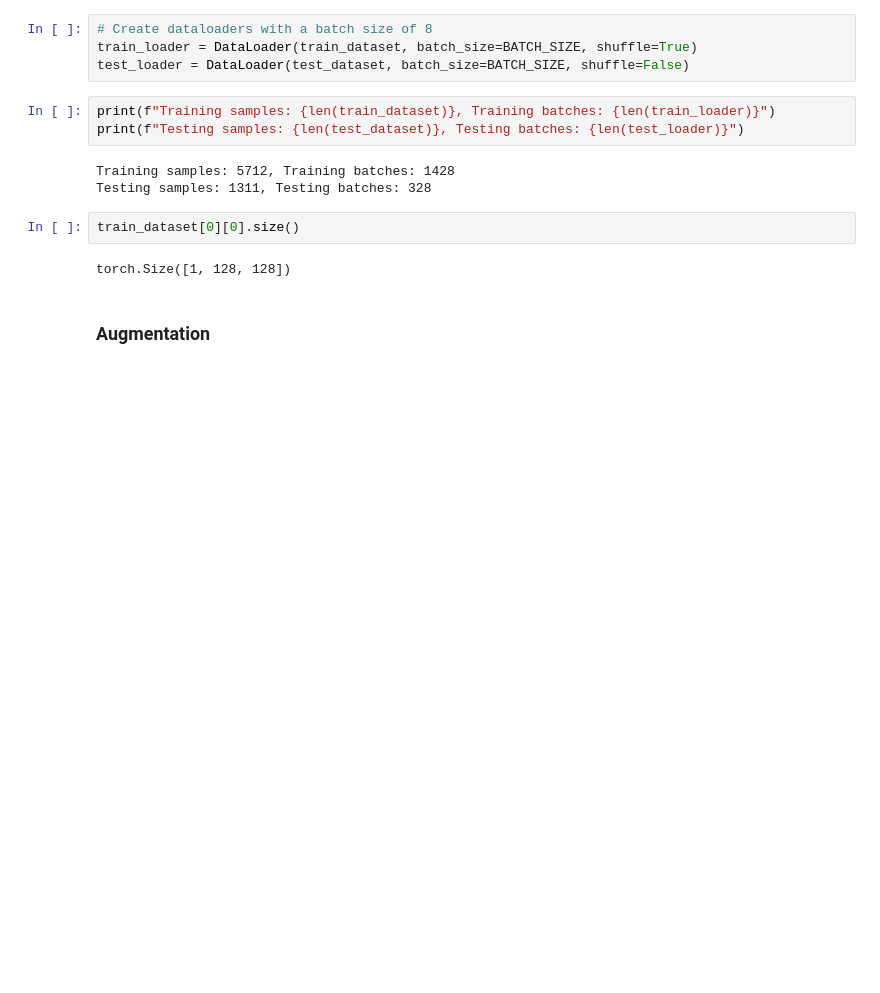
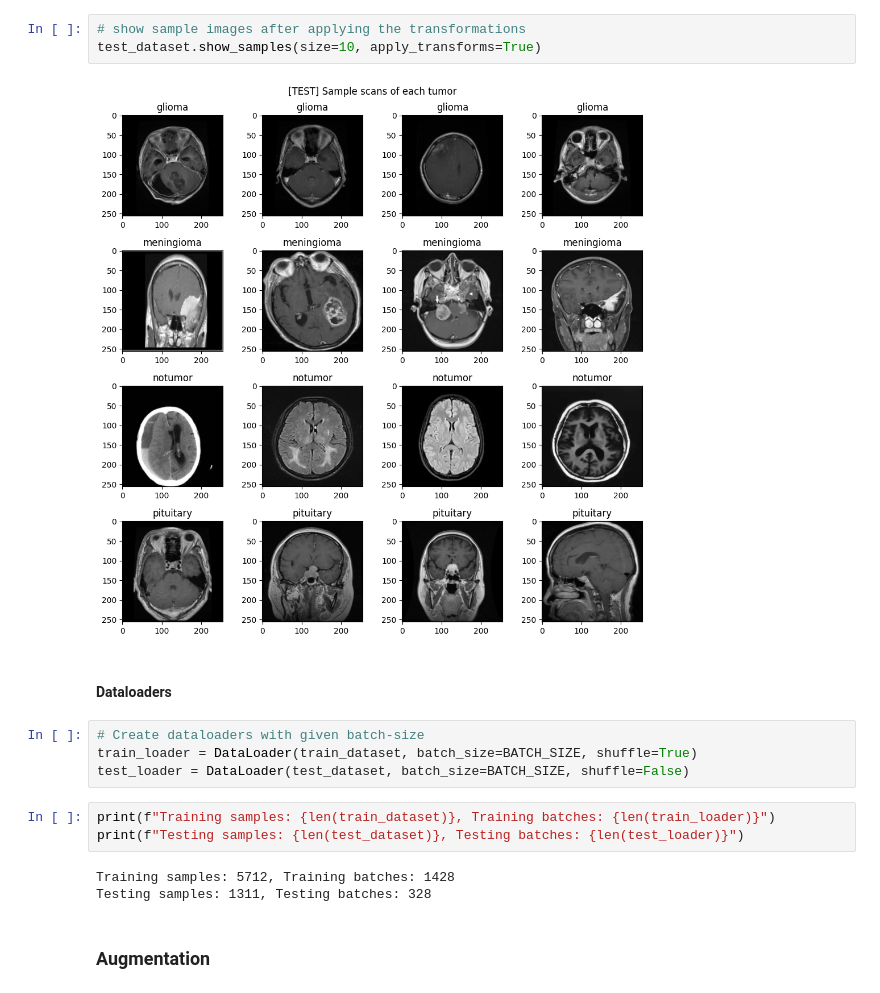
Before and after one commit to aneesh396/Brain_Tumor_Classification, a Jupyter notebook: MRI_Classification.ipynb, the cells around one changed output. Cells and saved outputs as stored; diff of their text form; blank space fills up the shorter version.

```diff
--- a/MRI_Classification.ipynb
+++ b/MRI_Classification.ipynb
@@ -119,5 +177,12 @@ BATCH_SIZE = 4
+# %%
+# show sample images after applying the transformations
+test_dataset.show_samples(size=10, apply_transforms=True)
+# %% [output]
+[figure, added]
+# %% [markdown]
+#### Dataloaders
 # %%
-# Create dataloaders with a batch size of 8
+# Create dataloaders with given batch-size
 train_loader = DataLoader(train_dataset, batch_size=BATCH_SIZE, shuffle=True)
 test_loader = DataLoader(test_dataset, batch_size=BATCH_SIZE, shuffle=False)
 # %%
@@ -126,10 +191,6 @@ print(f"Testing samples: {len(test_dataset)}, Testing batches: {len(test_loader)
 # %% [output]
 Training samples: 5712, Training batches: 1428
 Testing samples: 1311, Testing batches: 328
-# %%
-train_dataset[0][0].size()
-# %% [output]
-torch.Size([1, 128, 128])
 # %% [markdown]
 ### Augmentation
 # %%
```
Also changed, not shown: parts of 92 cells of this notebook.
